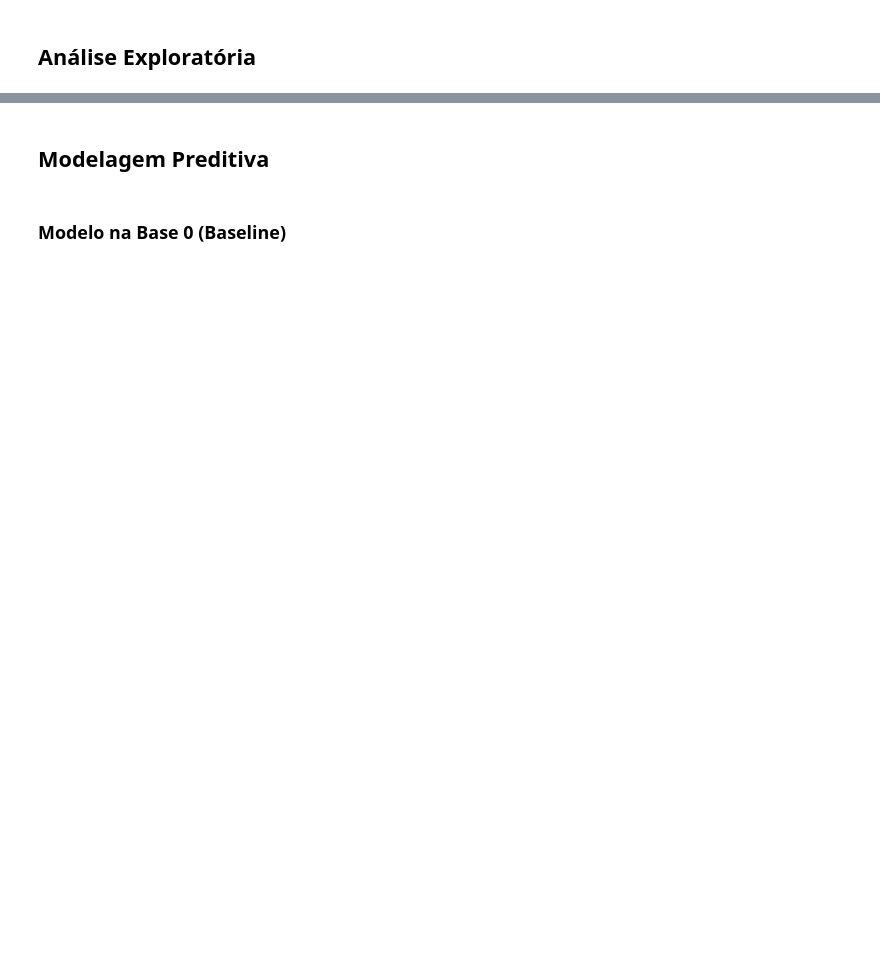
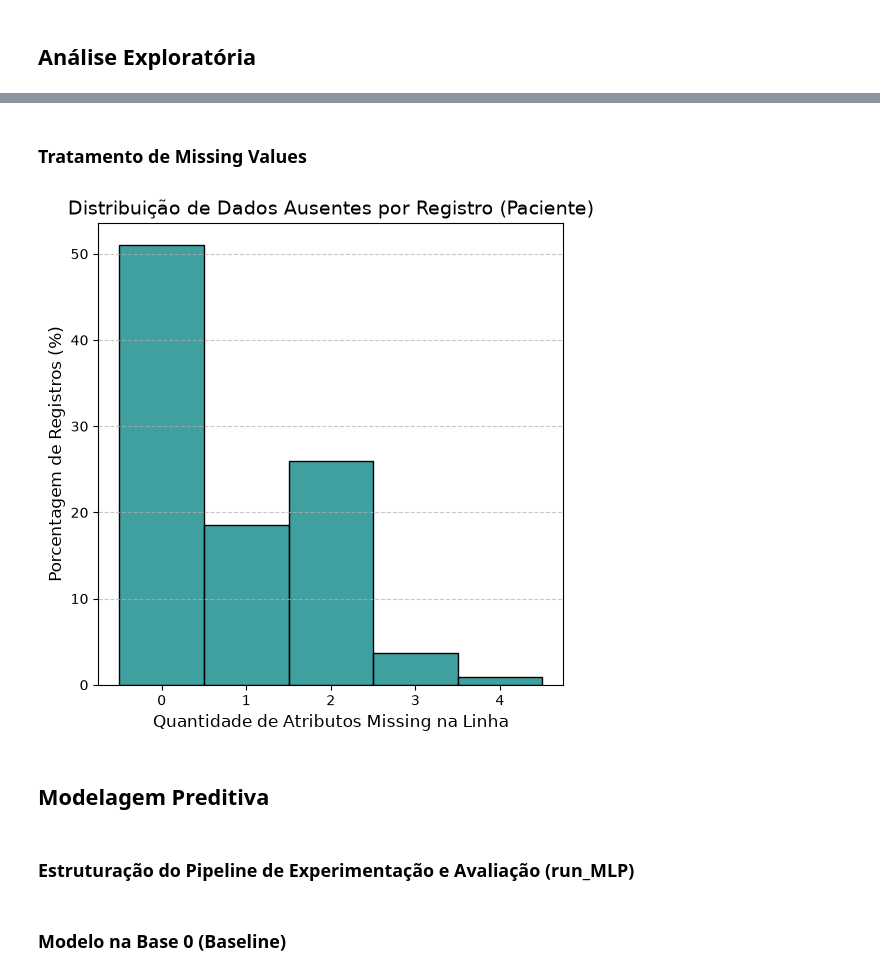
Before and after one commit to dannzxt/projeto-redes-neurais, a Jupyter notebook: projeto.ipynb, the cells around one changed output, grey strips where cells are left out. Saved outputs shown, nothing was run; the diff lists cells and outputs as text; code cells hidden in the pictures; blank space fills up the shorter version.

```diff
--- a/projeto.ipynb
+++ b/projeto.ipynb
@@ -86,3 +112,31 @@ df = df.rename(columns=cols)
+# %% [markdown]
+### Tratamento de Missing Values
+# %%
+df_nan = df.copy()
+
+for col in ["glucose", "blood_pressure", "skin_thickness", "insulin", "bmi"]:
+    df_nan[col] = df_nan[col].replace(0, np.nan)
+
+missing_per_row = df_nan.isna().sum(axis=1)
+
+plt.figure(figsize=(6, 6))
+sns.histplot(
+    missing_per_row,
+    stat="percent",
+    discrete=True,
+    color="teal",
+    edgecolor="black",
+    kde=False,
+)
+plt.title("Distribuição de Dados Ausentes por Registro (Paciente)", fontsize=14)
+plt.xlabel("Quantidade de Atributos Missing na Linha", fontsize=12)
+plt.ylabel("Porcentagem de Registros (%)", fontsize=12)
+plt.grid(axis="y", linestyle="--", alpha=0.7)
+plt.show()
+# %% [output]
+[figure, added]
 # %% [markdown]
 ## Modelagem Preditiva
+# %% [markdown]
+### Estruturação do Pipeline de Experimentação e Avaliação (run_MLP)
 # %%
```
Also changed, not shown: parts of 15 cells of this notebook, 1 other file.
